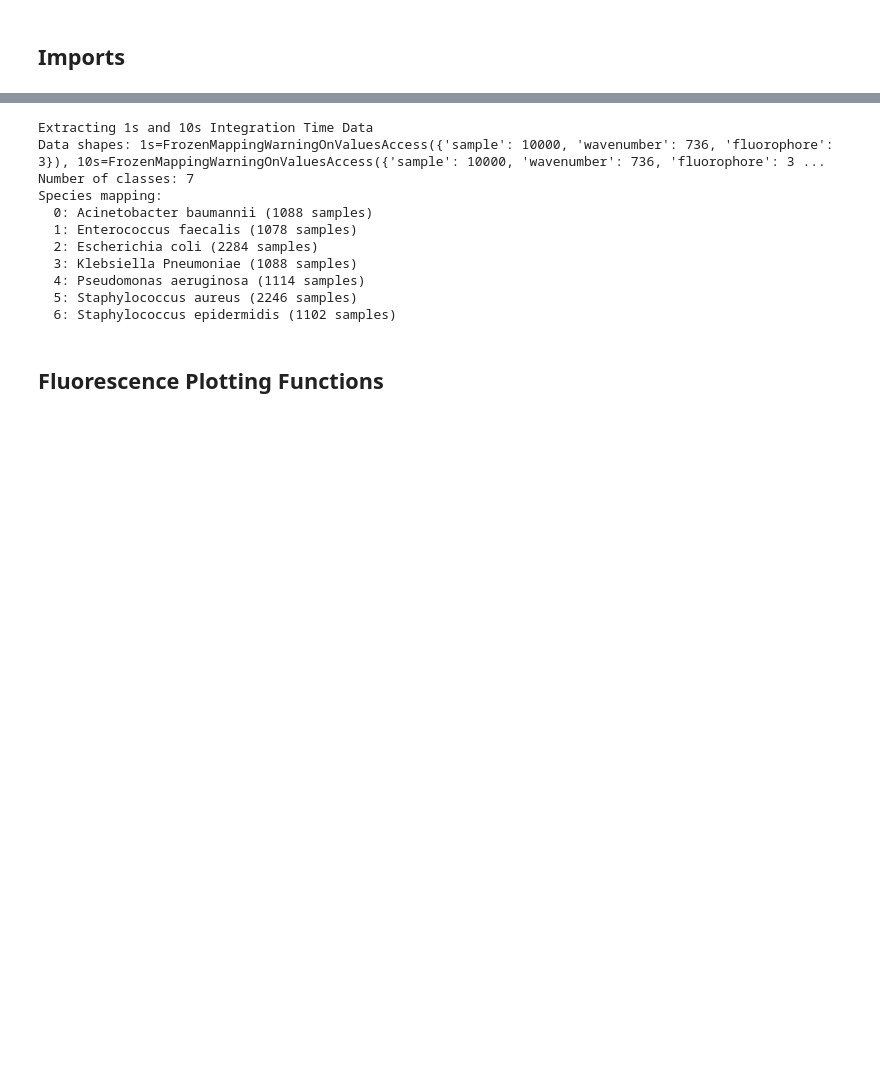
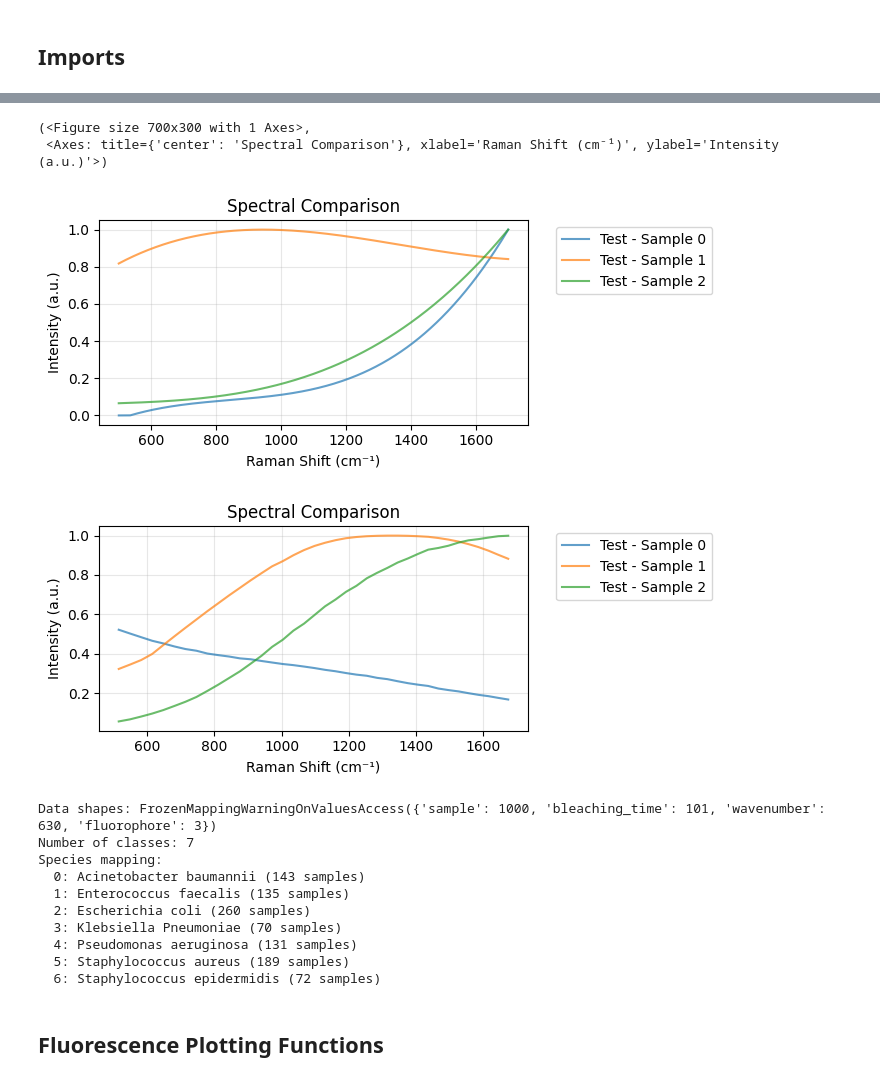
Before and after one commit to tmuird/oracle, a Jupyter notebook: dataset-test.ipynb, the cells around one changed output, grey strips where cells are left out. Drawn from its saved outputs; the diff is of its cells as text; code cells hidden in the pictures; blank space fills up the shorter version.

```diff
--- a/dataset-test.ipynb
+++ b/dataset-test.ipynb
@@ -545,0 +203,25 @@ TypeError: object of type 'numpy.float64' has no len()
+# %%
+config = SyntheticConfig(
+    n_samples=1000,
+    bleaching_interval=0.1,
+    bleaching_max_time=10.0,
+    integration_times=["10s"],
+    decay_rate_min=0.01,
+    decay_rate_max=3,
+    poisson_noise_scale=1.2,
+    gaussian_noise_scale=0.05,
+    fr_ratio_min=11.0,
+    fr_ratio_max=12.0,
+    noise_type="poisson_gaussian",
+    abundance_min=0.5,
+    abundance_max=2.0,
+    interpolation_method="polynomial",
+    fluorophore_variation=0.0,
+    seed=None,
+)
+generator = SyntheticBleachingDataset(
+    config,
+    atcc_xr,
+    fluorophore_xr=fluorophore_ds,  # Pass real spectra
+)
+synthetic_ds = generator.generate()
@@ -546,44 +269,52 @@ TypeError: object of type 'numpy.float64' has no len()
+# %%
+pu.compare_spectra(
+    [pu.convert_to_spectral_data(synthetic_ds, intensity_var="fluorophore_bases_gt")],
+    titles=["Test"],
+    n_samples=3,
+    height=3,
+    width=7,
+)
+
+pu.compare_spectra(
+    [pu.convert_to_spectral_data(fluorophore_ds, intensity_var="intensity")],
+    titles=["Test"],
+    n_samples=3,
+    height=3,
+    width=7,
+)
+# %% [output]
+(<Figure size 700x300 with 1 Axes>,
+ <Axes: title={'center': 'Spectral Comparison'}, xlabel='Raman Shift (cm⁻¹)', ylabel='Intensity (a.u.)'>)
+[figure, added]
+[figure, added]
 # %%
-
-
-print("Extracting 1s and 10s Integration Time Data")
-
-# Extract specific integration times from the loaded dataset
-# cropped_axis = ds['wavenumber'].sel(wavenumber=slice(400, 1800))
-# cropped_mask = (ds['wavenumber'] >= 400) & (ds['wavenumber'] <= 1800)
-# strain_mask = synthetic_ds['strain_id'] == 27853
-X_0pt1s = synthetic_ds.sel(integration_time='0.1s')
-X_1s = synthetic_ds.sel(integration_time='1s')
-X_10s = synthetic_ds.sel(integration_time='10s')
-X_15s = synthetic_ds.sel(integration_time='15s')
 # # Extract normalized intensity data
 # X_0pt1s = very_low_snr['intensity_normalised'].values
 # X_1s = low_snr['intensity_normalised'].values  # (n_samples, n_wavenumbers)
 # X_10s = high_snr['intensity_normalised'].values
 
 # Create species labels (map species names to integers)
-species_names = X_1s['species'].values
+species_names = synthetic_ds["species"].values
 unique_species = np.unique(species_names)
 species_to_int = {name: i for i, name in enumerate(unique_species)}
 y = np.array([species_to_int[name] for name in species_names])
 
-print(f"Data shapes: 1s={X_1s.dims}, 10s={X_10s.dims}")
+print(f"Data shapes: {synthetic_ds.dims}")
 print(f"Number of classes: {len(unique_species)}")
 print(f"Species mapping:")
 for species, idx in species_to_int.items():
     count = (y == idx).sum()
     print(f"  {idx}: {species} ({count} samples)")
 # %% [output]
-Extracting 1s and 10s Integration Time Data
-Data shapes: 1s=FrozenMappingWarningOnValuesAccess({'sample': 10000, 'wavenumber': 736, 'fluorophore': 3}), 10s=FrozenMappingWarningOnValuesAccess({'sample': 10000, 'wavenumber': 736, 'fluorophore': 3 ...
+Data shapes: FrozenMappingWarningOnValuesAccess({'sample': 1000, 'bleaching_time': 101, 'wavenumber': 630, 'fluorophore': 3})
 Number of classes: 7
 Species mapping:
-  0: Acinetobacter baumannii (1088 samples)
-  1: Enterococcus faecalis (1078 samples)
-  2: Escherichia coli (2284 samples)
-  3: Klebsiella Pneumoniae (1088 samples)
-  4: Pseudomonas aeruginosa (1114 samples)
-  5: Staphylococcus aureus (2246 samples)
-  6: Staphylococcus epidermidis (1102 samples)
+  0: Acinetobacter baumannii (143 samples)
+  1: Enterococcus faecalis (135 samples)
+  2: Escherichia coli (260 samples)
+  3: Klebsiella Pneumoniae (70 samples)
+  4: Pseudomonas aeruginosa (131 samples)
+  5: Staphylococcus aureus (189 samples)
+  6: Staphylococcus epidermidis (72 samples)
 # %% [markdown]
 ## Fluorescence Plotting Functions
```
Also changed, not shown: parts of 28 cells of this notebook, 5 other files.
